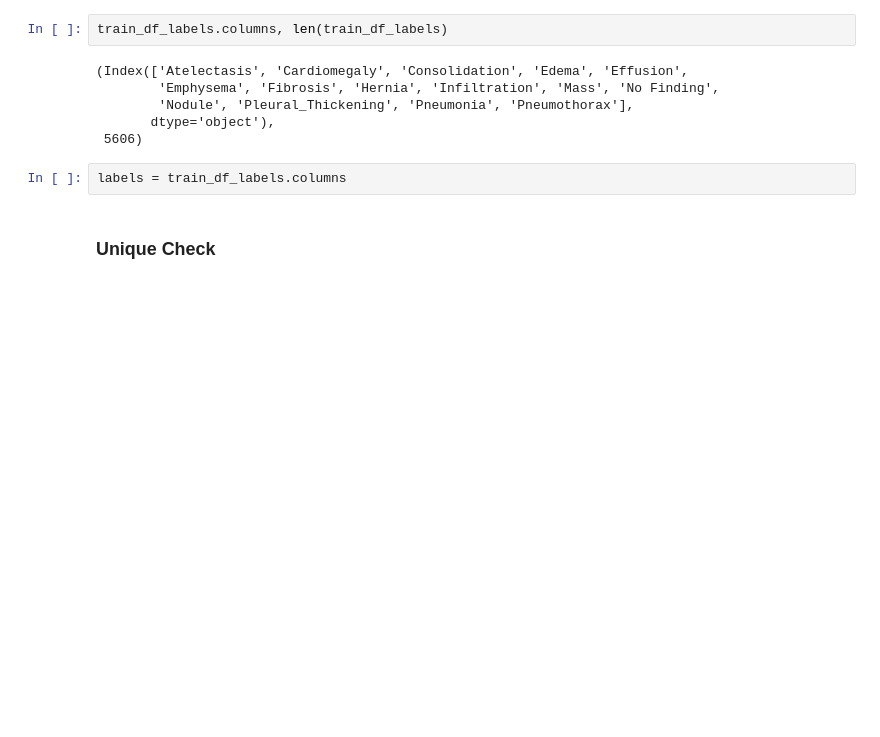
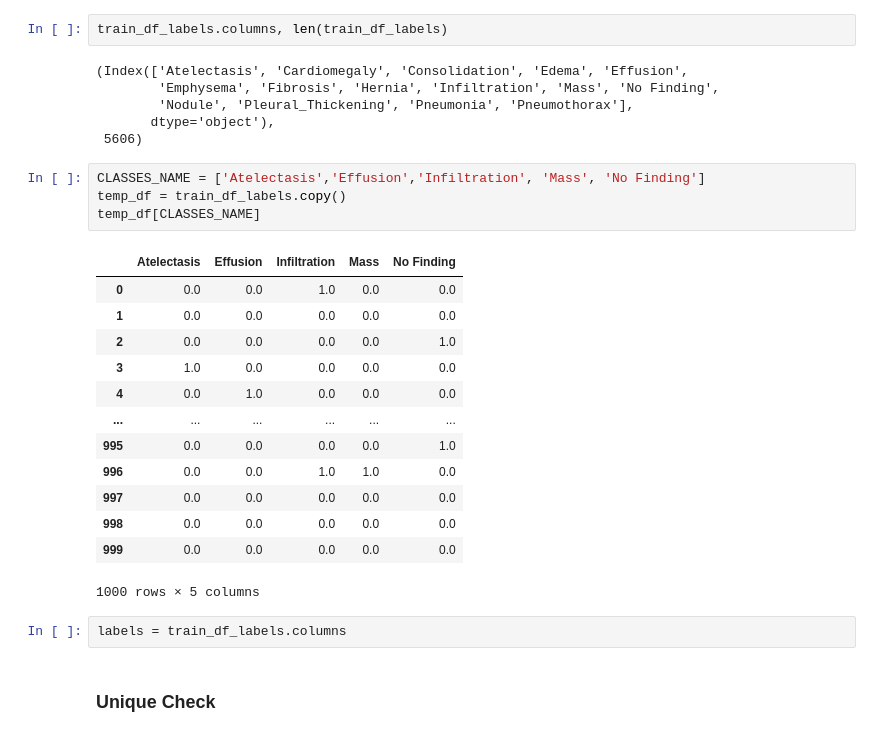
Before and after one commit to vivekpatel99/chest-x-ray-diagnosis-Multi-label-binary-classification, a Jupyter notebook: notebooks/01_exploratory_data_analysis.ipynb, the cells around one changed output. Drawn from its saved outputs; the diff is of its cells as text; blank space fills up the shorter version.

```diff
--- a/notebooks/01_exploratory_data_analysis.ipynb
+++ b/notebooks/01_exploratory_data_analysis.ipynb
@@ -117,6 +116,24 @@ train_df_labels.columns, len(train_df_labels)
         'Nodule', 'Pleural_Thickening', 'Pneumonia', 'Pneumothorax'],
        dtype='object'),
  5606)
+# %%
+CLASSES_NAME = ['Atelectasis','Effusion','Infiltration', 'Mass', 'No Finding']
+temp_df = train_df_labels.copy()
+temp_df[CLASSES_NAME]
+# %% [output]
+|  | Atelectasis | Effusion | Infiltration | Mass | No Finding |
+| 0 | 0.0 | 0.0 | 1.0 | 0.0 | 0.0 |
+| 1 | 0.0 | 0.0 | 0.0 | 0.0 | 0.0 |
+| 2 | 0.0 | 0.0 | 0.0 | 0.0 | 1.0 |
+| 3 | 1.0 | 0.0 | 0.0 | 0.0 | 0.0 |
+| 4 | 0.0 | 1.0 | 0.0 | 0.0 | 0.0 |
+| ... | ... | ... | ... | ... | ... |
+| 995 | 0.0 | 0.0 | 0.0 | 0.0 | 1.0 |
+| 996 | 0.0 | 0.0 | 1.0 | 1.0 | 0.0 |
+| 997 | 0.0 | 0.0 | 0.0 | 0.0 | 0.0 |
+| 998 | 0.0 | 0.0 | 0.0 | 0.0 | 0.0 |
+| 999 | 0.0 | 0.0 | 0.0 | 0.0 | 0.0 |
+1000 rows × 5 columns
 # %%
 labels = train_df_labels.columns
 # %% [markdown]
```
Also changed, not shown: parts of 8 cells of this notebook, 11 other files.
